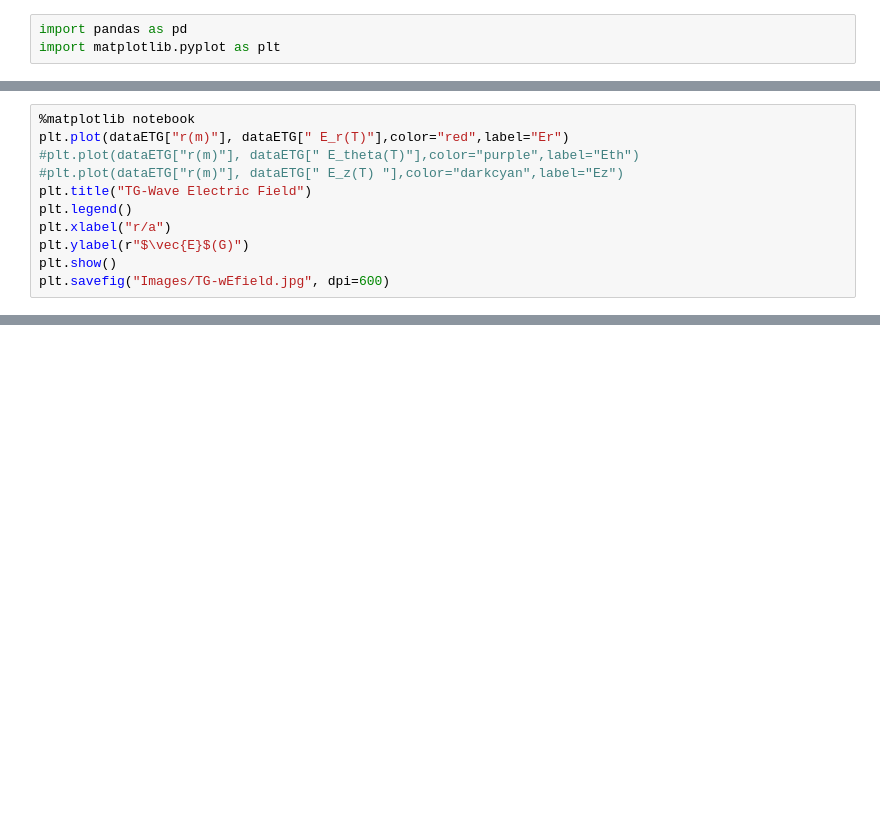
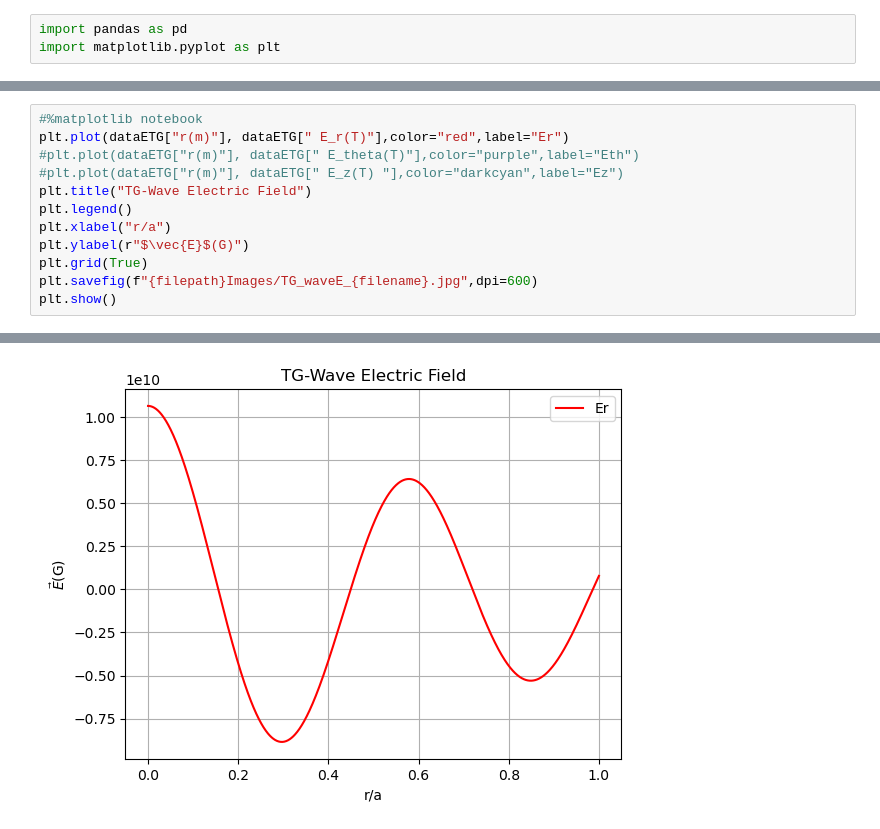
Before and after one commit to Lherrera094/Helicon-Waves, a Jupyter notebook: Analysis_pipeline/Helicon_plots.ipynb, the cells around one changed output, grey strips where cells are left out. Cells and saved outputs as stored; diff of their text form; blank space fills up the shorter version.

```diff
--- a/Analysis_pipeline/Helicon_plots.ipynb
+++ b/Analysis_pipeline/Helicon_plots.ipynb
@@ -57,5 +61,5 @@ plt.savefig("Images/H-wEfield.jpg", dpi=600)
 # %%
-%matplotlib notebook
+#%matplotlib notebook
 plt.plot(dataETG["r(m)"], dataETG[" E_r(T)"],color="red",label="Er")
 #plt.plot(dataETG["r(m)"], dataETG[" E_theta(T)"],color="purple",label="Eth")
 #plt.plot(dataETG["r(m)"], dataETG[" E_z(T) "],color="darkcyan",label="Ez")
@@ -63,6 +67,7 @@ plt.title("TG-Wave Electric Field")
 plt.legend()
 plt.xlabel("r/a")
 plt.ylabel(r"$\vec{E}$(G)")
+plt.grid(True)
+plt.savefig(f"{filepath}Images/TG_waveE_{filename}.jpg",dpi=600)
 plt.show()
-plt.savefig("Images/TG-wEfield.jpg", dpi=600)
 # %% [output]
@@ -70,0 +74 @@ plt.savefig("Images/TG-wEfield.jpg", dpi=600)
+[figure, added]
```
Also changed, not shown: parts of 7 cells of this notebook, 5 other files.
